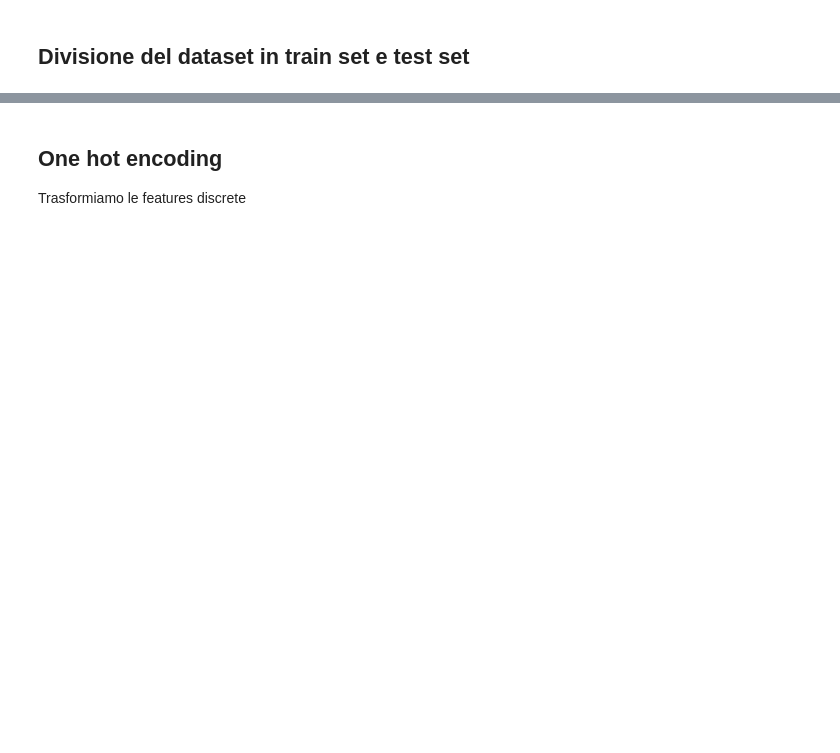
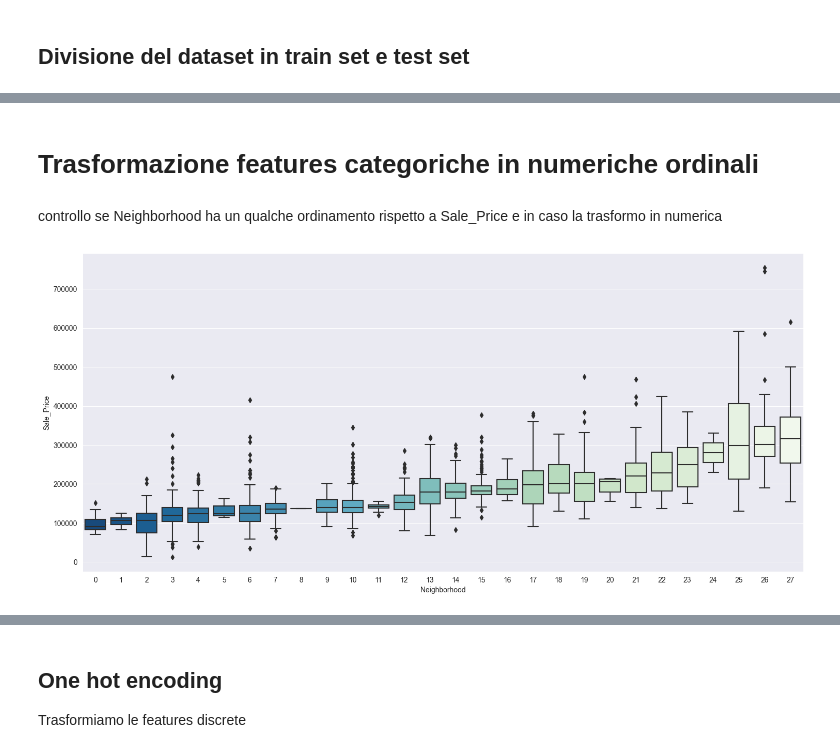
Before and after one commit to davide-tonetto-884585/House-Sale-Price-Prediction, a Jupyter notebook: data-engineering.ipynb, the cells around one changed output, grey strips where cells are left out. Cells and saved outputs as stored; diff of their text form; code cells hidden in the pictures; blank space fills up the shorter version.

```diff
--- a/data-engineering.ipynb
+++ b/data-engineering.ipynb
@@ -120,3 +28,0 @@ Rimuoviamo le seguenti istanze
-# %%
-drop_index = data[(data["Sale_Price"] < 200000) & (data["Overall_Qual"] > 8) & (data["Gr_Liv_Area"] > 4000)].index
-data = data.drop(drop_index, axis=0)
@@ -217,10 +28,0 @@ data['SF_Per_Room'] = data.Gr_Liv_Area / (data.TotRms_AbvGrd + data.Full_Bath +
-# %%
-fig, axs = plt.subplots()
-
-axs.plot(data.TotRms_AbvGrd +
-         data.Full_Bath +
-         data.Half_Bath, data.Sale_Price, 'o', alpha=0.1)
-axs.set_xlabel('Tot_Room')
-axs.set_ylabel('Sale_Price')
-
-data['Tot_Room'] = data.Gr_Liv_Area / (data.TotRms_AbvGrd + data.Full_Bath + data.Half_Bath + data.Kitchen_AbvGr)
@@ -240,0 +41,35 @@ X_train.shape, X_test.shape, Y_train.shape, Y_test.shape
+# %% [markdown]
+# Trasformazione features categoriche in numeriche ordinali
+# %%
+def refine_data(x_train, y_train, x_test, feature_name):
+    xy_train = pd.concat([x_train, y_train], axis=1)
+
+    feat_order = xy_train.groupby([feature_name]).median().Sale_Price.sort_values(ascending=True).index
+
+    # replace con l'ordinamento trovato
+    order = dict(zip(feat_order, range(len(feat_order.to_list()))))
+    x_train = x_train.replace({feature_name: order})
+
+    # trasformiamo anche il test
+    x_test = x_test.replace({feature_name: order})
+    # se ci sono valori nuovi nel test allora li rimpiazziamo con la media
+    x_test[feature_name][[True if type(e) == bytes else False for e in x_test[feature_name]]] = order.get(
+        list(order)[-1]) // 2
+
+    # Create box plot
+    plt.figure(figsize=(18, 8))
+    sns.boxplot(x=feature_name,
+                y='Sale_Price',
+                data=pd.concat([x_train, y_train], axis=1),
+                palette='GnBu_r')
+
+    x_train = x_train.astype({feature_name: 'int64'})
+    x_test = x_test.astype({feature_name: 'int64'})
+
+    return x_train, x_test
+# %% [markdown]
+controllo se Neighborhood ha un qualche ordinamento rispetto a Sale_Price e in caso la trasformo in numerica
+# %%
+X_train, X_test = refine_data(X_train, Y_train, X_test, 'Neighborhood')
+# %% [output]
+[figure, added]
```
Also changed, not shown: parts of 61 cells of this notebook, 12 other files.
